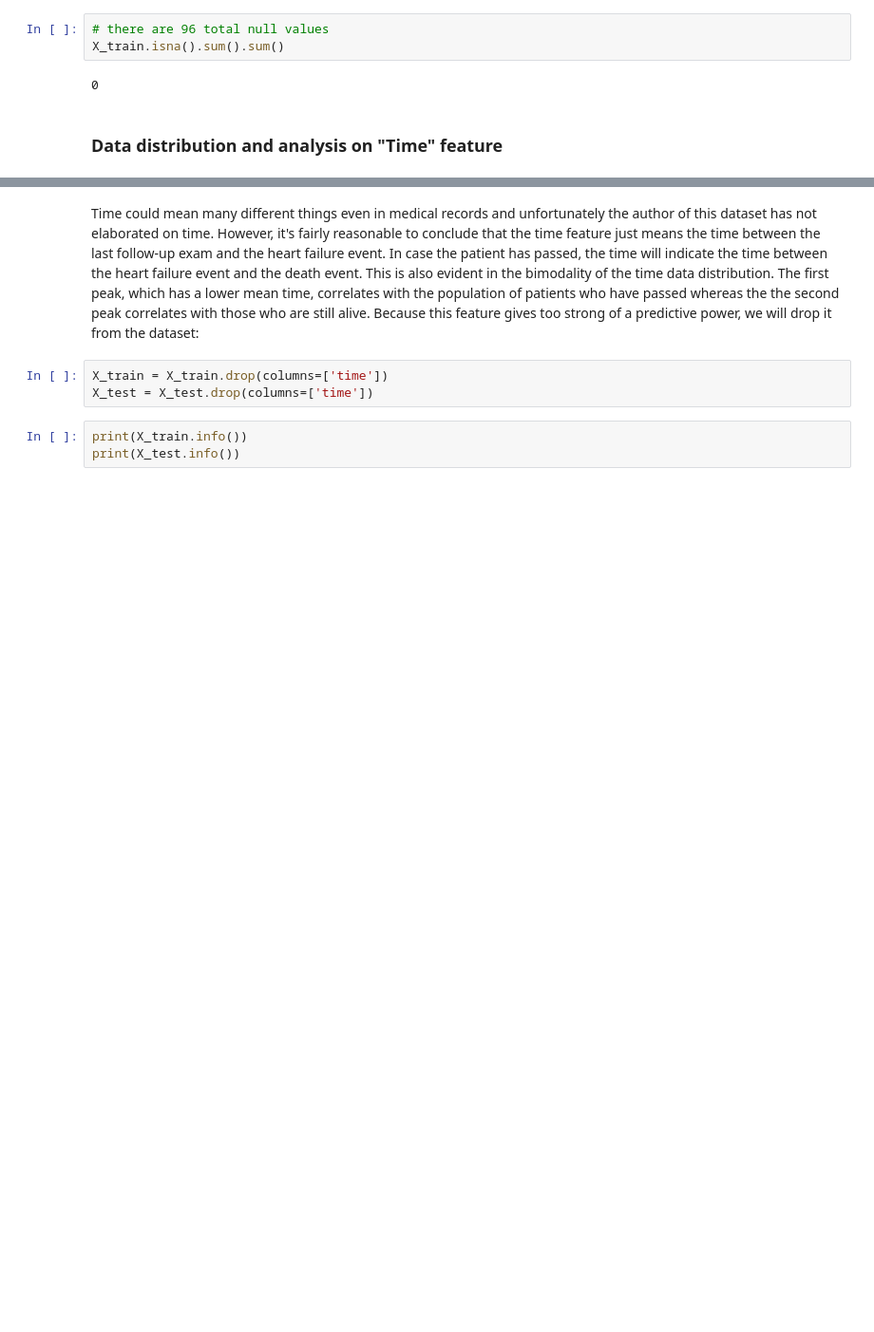
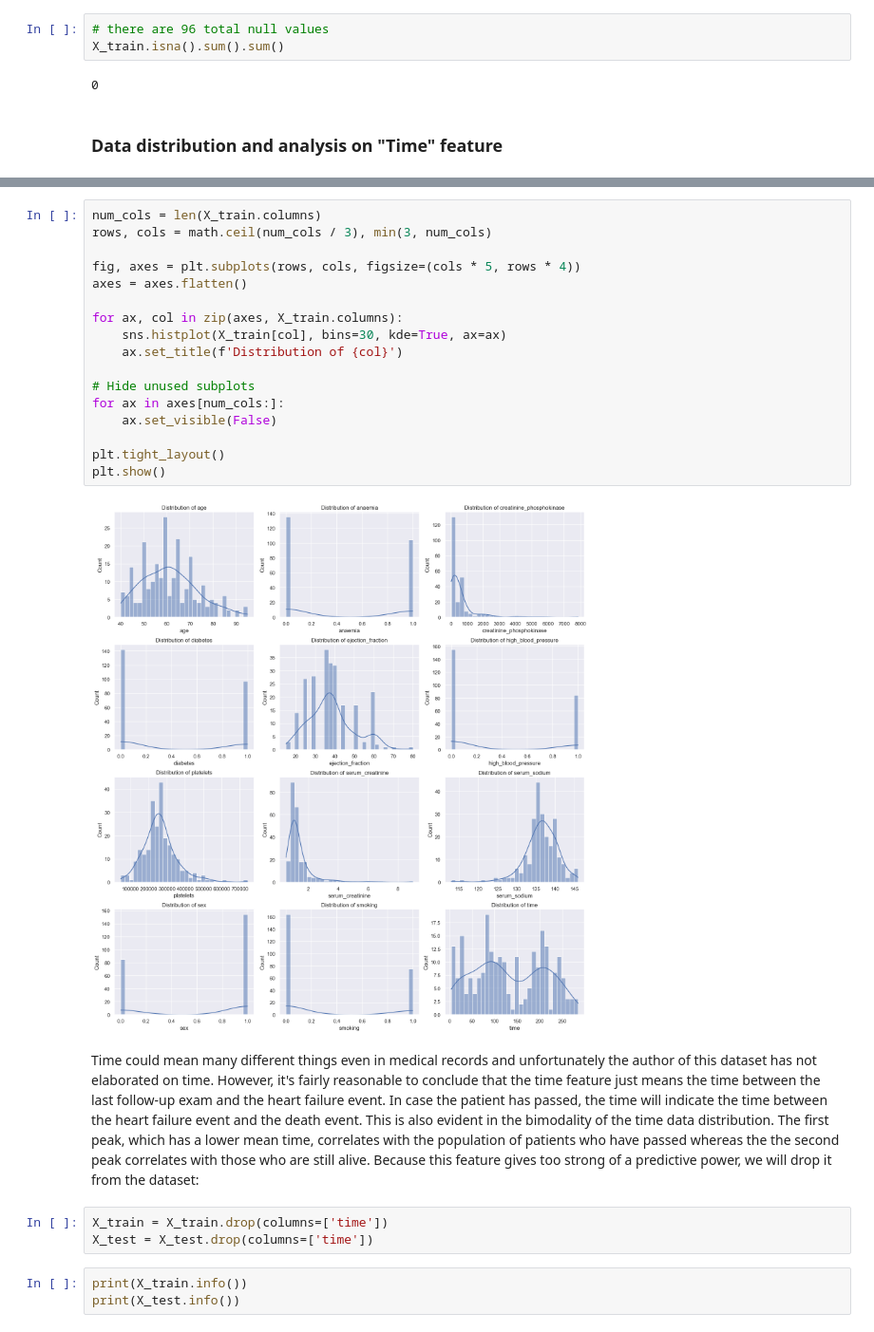
Before and after one commit to BlueJayVRStudio/DeepLearningFinal, a Jupyter notebook: DeepLearningProject.ipynb, the cells around one changed output, grey strips where cells are left out. Shown at 95% size. Cells and saved outputs as stored; diff of their text form; blank space fills up the shorter version.

```diff
--- a/DeepLearningProject.ipynb
+++ b/DeepLearningProject.ipynb
@@ -128,3 +110,22 @@ for col in X_train.columns:
+# %%
+num_cols = len(X_train.columns)
+rows, cols = math.ceil(num_cols / 3), min(3, num_cols)
+
+fig, axes = plt.subplots(rows, cols, figsize=(cols * 5, rows * 4))
+axes = axes.flatten()
+
+for ax, col in zip(axes, X_train.columns):
+    sns.histplot(X_train[col], bins=30, kde=True, ax=ax)
+    ax.set_title(f'Distribution of {col}')
+
+# Hide unused subplots
+for ax in axes[num_cols:]:
+    ax.set_visible(False)
+
+plt.tight_layout()
+plt.show()
+# %% [output]
+[figure, added]
 # %% [markdown]
 Time could mean many different things even in medical records and unfortunately the author of this dataset has not elaborated on time. However, it's fairly reasonable to conclude that the time feature just means the time between the last follow-up exam and the heart failure event. In case the patient has passed, the time will indicate the time between the heart failure event and the death event. This is also evident in the bimodality of the time data distribution. The first peak, which has a lower mean time, correlates with the population of patients who have passed whereas the the second peak correlates with those who are still alive. Because this feature gives too strong of a predictive power, we will drop it from the dataset:
 # %%
```
Also changed, not shown: parts of 3 cells of this notebook.
